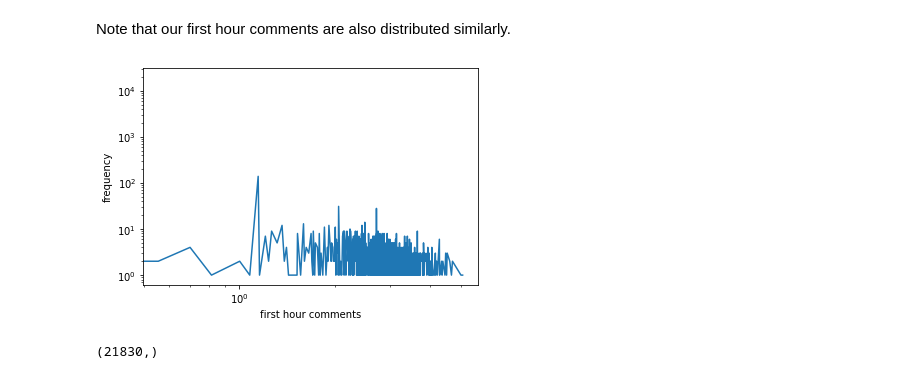
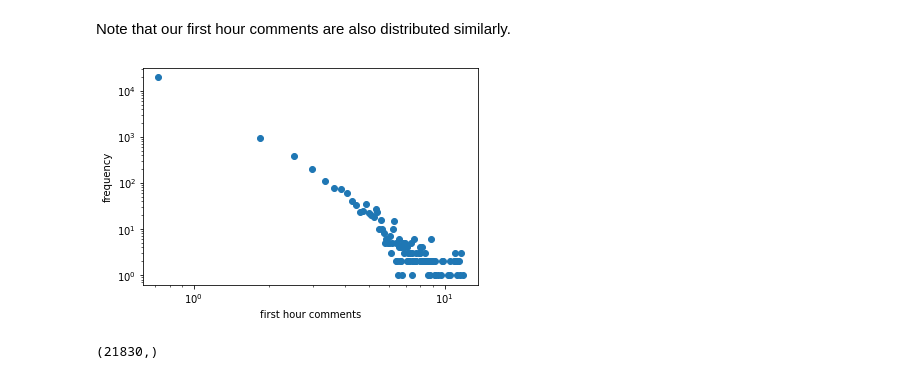
Before and after one commit to ageil/Probabilistic-Programming, a Jupyter notebook: model/CompleteModel.ipynb, the cells around one changed output. Drawn from its saved outputs; the diff is of its cells as text; code cells hidden in the pictures.

```diff
--- a/model/CompleteModel.ipynb
+++ b/model/CompleteModel.ipynb
@@ -275,17 +305,17 @@ Reviews: expect steeper (fewer comments very common)
 # %% [markdown]
 Note that our first hour comments are also distributed similarly.
 # %%
-max_ct = np.max(p_data[:,1])
-unique, counts = np.unique(p_data[:,1], return_counts=True)
-plt.plot(unique, counts)
+max_ct = np.max(p_data[:,4])
+unique, counts = np.unique(p_data[:,4] + 1, return_counts=True)
+plt.scatter(unique, counts)
 plt.yscale("log")
 plt.xscale("log")
 #plt.xlim(1, 10000)
 plt.xlabel("first hour comments")
 plt.ylabel("frequency")
 plt.show()
 # %% [output]
-[figure, old version]
+[figure, new version]
 # %%
 p_data[:,1].shape
 # %% [output]
```
Also changed, not shown: parts of 21 cells of this notebook, 3 other files.
